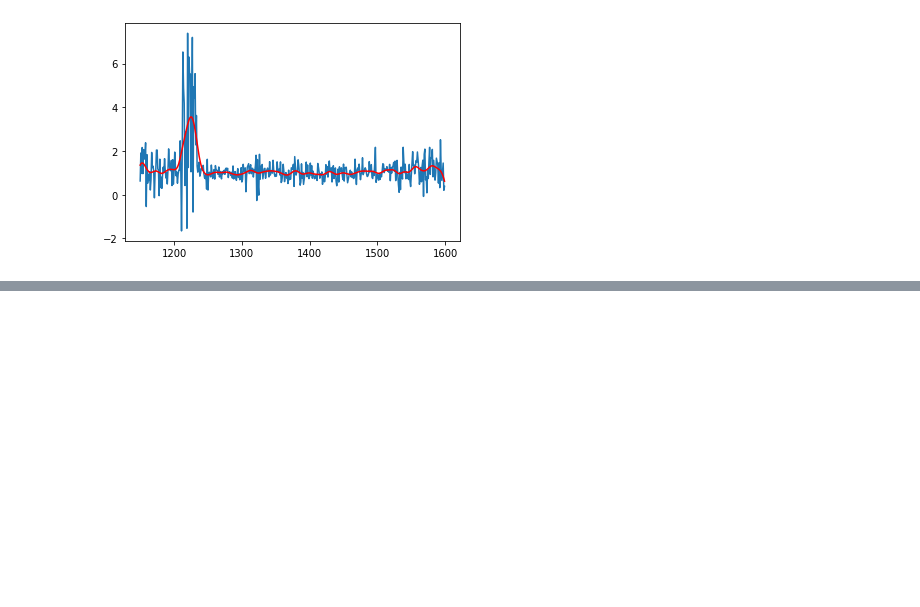
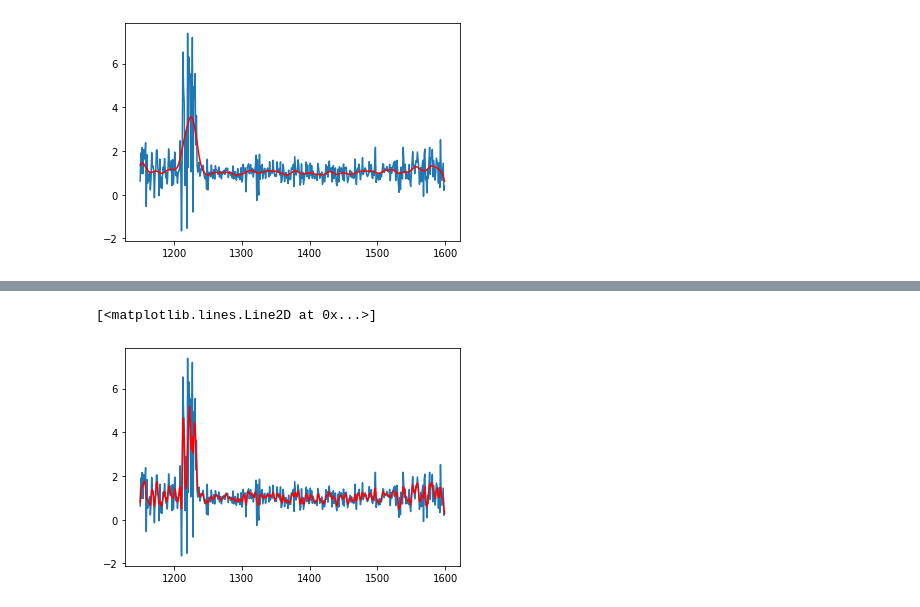
Before and after one commit to SteveHuxtable/Python_prepare_for_work, a Jupyter notebook: cs229-hw1/spectra_problem.ipynb, the cells around one changed output, grey strips where cells are left out. Drawn from its saved outputs; the diff is of its cells as text; code cells hidden in the pictures; blank space fills up the shorter version.

```diff
--- a/cs229-hw1/spectra_problem.ipynb
+++ b/cs229-hw1/spectra_problem.ipynb
@@ -122,3 +120,31 @@ ax.plot(X_df['x1'], y_pred, color='red')
 # %% [output]
 [<matplotlib.lines.Line2D at 0x...>]
 [figure]
+# %%
+# define the function to smooth vibrating data
+def smooth_spectra(X_df=X_df, y=y, tol=5):
+
+    theta_list = []
+
+    for i in range(N):
+        curr_x = X_df.iloc[i, 1]
+        curr_W = np.zeros((N, N))
+
+        # calculate curr_W
+        for k in range(N):
+            curr_x_k = X_df.iloc[k, 1]
+            curr_W[k, k] = np.exp(-((curr_x - curr_x_k)**2) / (2 * (tol ** 2)))
+
+        # calculate the current theta
+        curr_theta = np.linalg.inv((X.T.dot(curr_W).dot(X))).dot(X.T).dot(curr_W).dot(y)
+
+        # add the curr_theta into theta_list
+        theta_list.append(curr_theta)
+
+    # calculate the predictive y's
+    y_pred = np.zeros(N)
+    for i in range(N):
+        y_pred[i] = np.dot(X_df.iloc[i, :], theta_list[i])
+
+    # return the y_pred
+    return y_pred
@@ -124,0 +166,15 @@ ax.plot(X_df['x1'], y_pred, color='red')
+# %%
+# have a test on the function : smooth_spectra()
+y_pred = smooth_spectra(tol=1)
+
+# plot the figure
+fig = plt.figure()
+ax = fig.add_subplot(1, 1, 1)
+
+ax.plot(X_df['x1'], y)
+
+# and plot the straight line
+ax.plot(X_df['x1'], y_pred, color='red')  # tol=1
+# %% [output]
+[<matplotlib.lines.Line2D at 0x...>]
+[figure, added]
```
Also changed, not shown: parts of 7 cells of this notebook, 2 other files.
